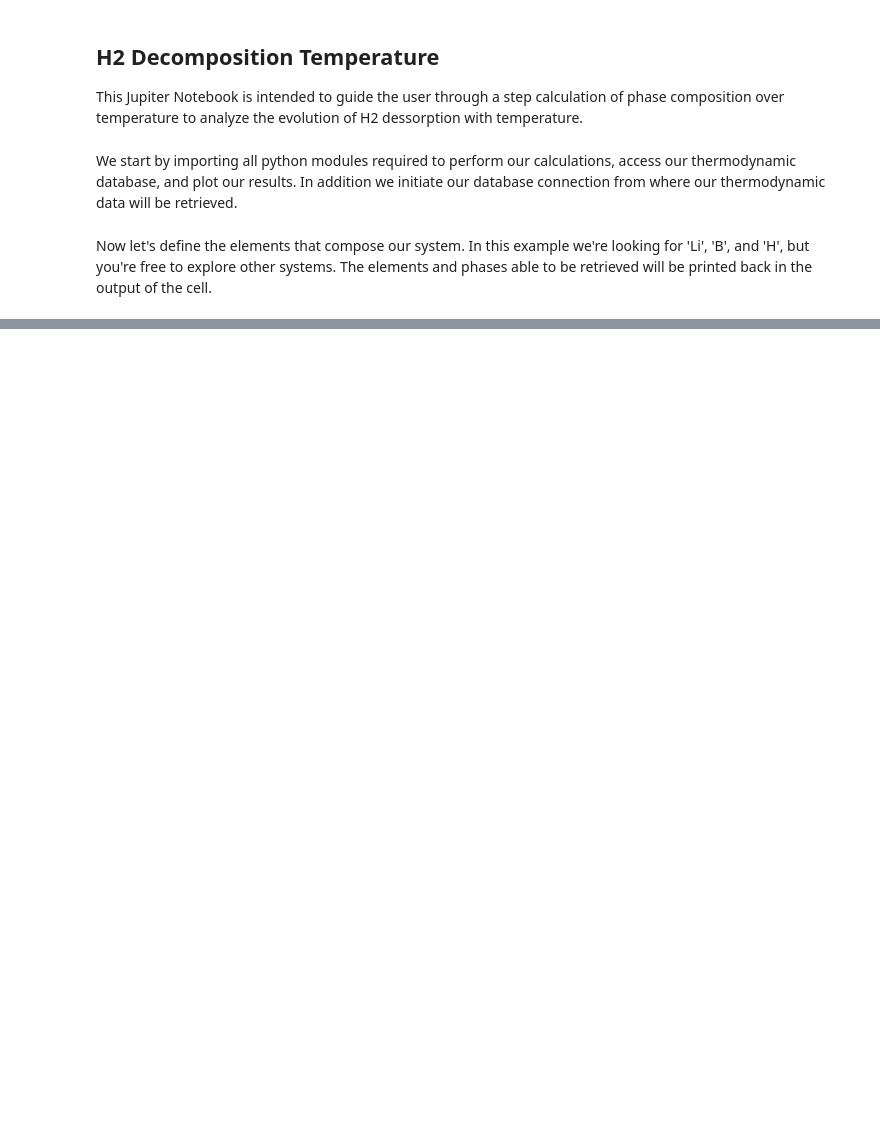
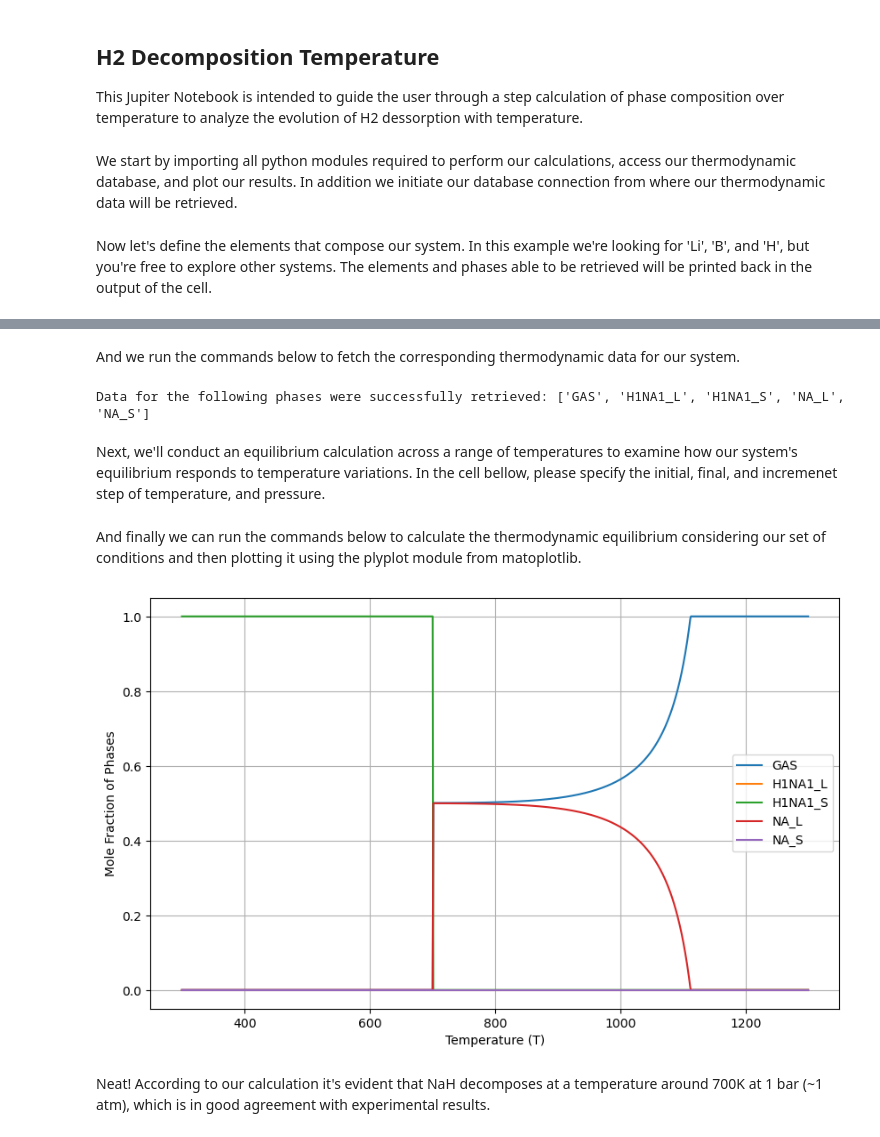
Before and after one commit to PhasesResearchLab/MHDB, a Jupyter notebook: notebooks/run.ipynb, the cells around one changed output, grey strips where cells are left out. Cells and saved outputs as stored; diff of their text form; code cells hidden in the pictures; blank space fills up the shorter version.

Commit message:
Enhance pycalphad's commands

```diff
--- a/notebooks/run.ipynb
+++ b/notebooks/run.ipynb
@@ -151,0 +26,48 @@ print(collection.count_documents({}))
+# %%
+chemical_composition = {'Na': 1/2}                                              # INPUT(1): Chemical composition of metal hydride
+# %% [markdown]
+And we run the commands below to fetch the corresponding thermodynamic data for our system.
+# %%
+elements = list(chemical_composition.keys()) + ['H', 'Va']
+regex_pattern = '^(' + '|'.join(elements) + ')(-(' + '|'.join(elements) + '))*$'
+data_collection = collection.find({'material.system': {'$regex': regex_pattern, '$options': 'i'}}, {'tdb': 1, '_id': 0})
+data_collection = [entry['tdb'] for entry in list(data_collection)]
+
+data = database.many2one(elements, data_collection)
+data = database.one2tdb(data)
+
+dbf = Database(data)
+phases = list(dbf.phases.keys())
+print(f'Data for the following phases were successfully retrieved: {phases}')
+# %% [output]
+Data for the following phases were successfully retrieved: ['GAS', 'H1NA1_L', 'H1NA1_S', 'NA_L', 'NA_S']
+# %% [markdown]
+Next, we'll conduct an equilibrium calculation across a range of temperatures to examine how our system's equilibrium responds to temperature variations. In the cell bellow, please specify the initial, final, and incremenet step of temperature, and pressure.
+# %%
+temperature_range = (300, 1300, 1)                                              # INPUT(2): Temperature range, and step increment
+pressure = 101325                                                               # INPUT(3): Pressure
+# %% [markdown]
+And finally we can run the commands below to calculate the thermodynamic equilibrium considering our set of conditions and then plotting it using the plyplot module from matoplotlib.
+# %%
+conditions = {v.N: 1, v.T: temperature_range, v.P: pressure}
+conditions.update({v.X(element.upper()): fraction for element, fraction in chemical_composition.items()})
+
+eq_result = equilibrium(dbf, elements, phases, conditions, output='HM')
+
+plt.figure(figsize=(10, 6))
+
+data = {}
+for phase in phases:
+    data[phase] = eq_result.NP.where(eq_result.Phase==phase).sel(P=101325).mean(dim='vertex').fillna(0)
+    data[phase].plot(label=phase)
+
+plt.title('')
+plt.xlabel('Temperature (T)')
+plt.ylabel('Mole Fraction of Phases')
+plt.legend()
+plt.grid(True)
+plt.show()
+# %% [output]
+[figure, added]
+# %% [markdown]
+Neat! According to our calculation it's evident that NaH decomposes at a temperature around 700K at 1 bar (~1 atm), which is in good agreement with experimental results.
```
Also changed, not shown: parts of 31 cells of this notebook.
